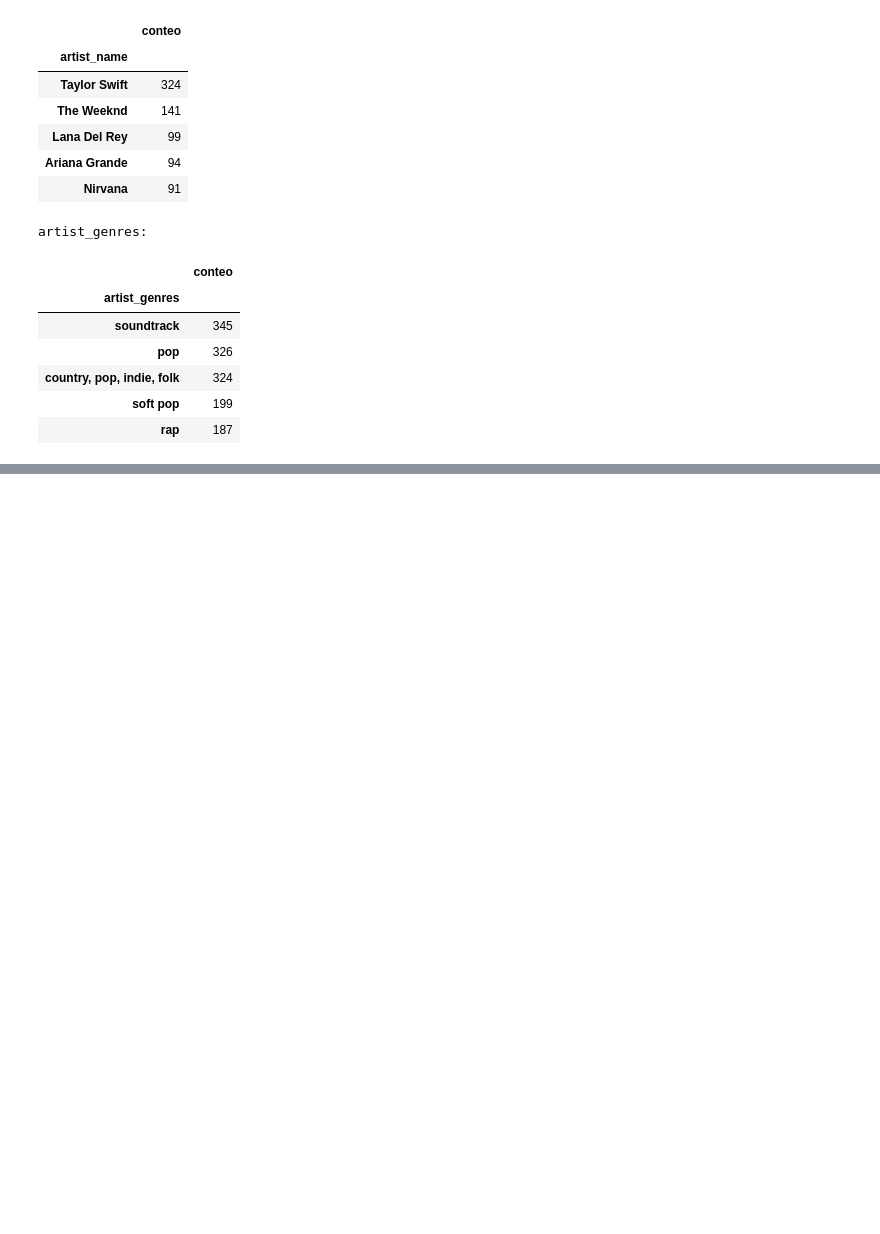
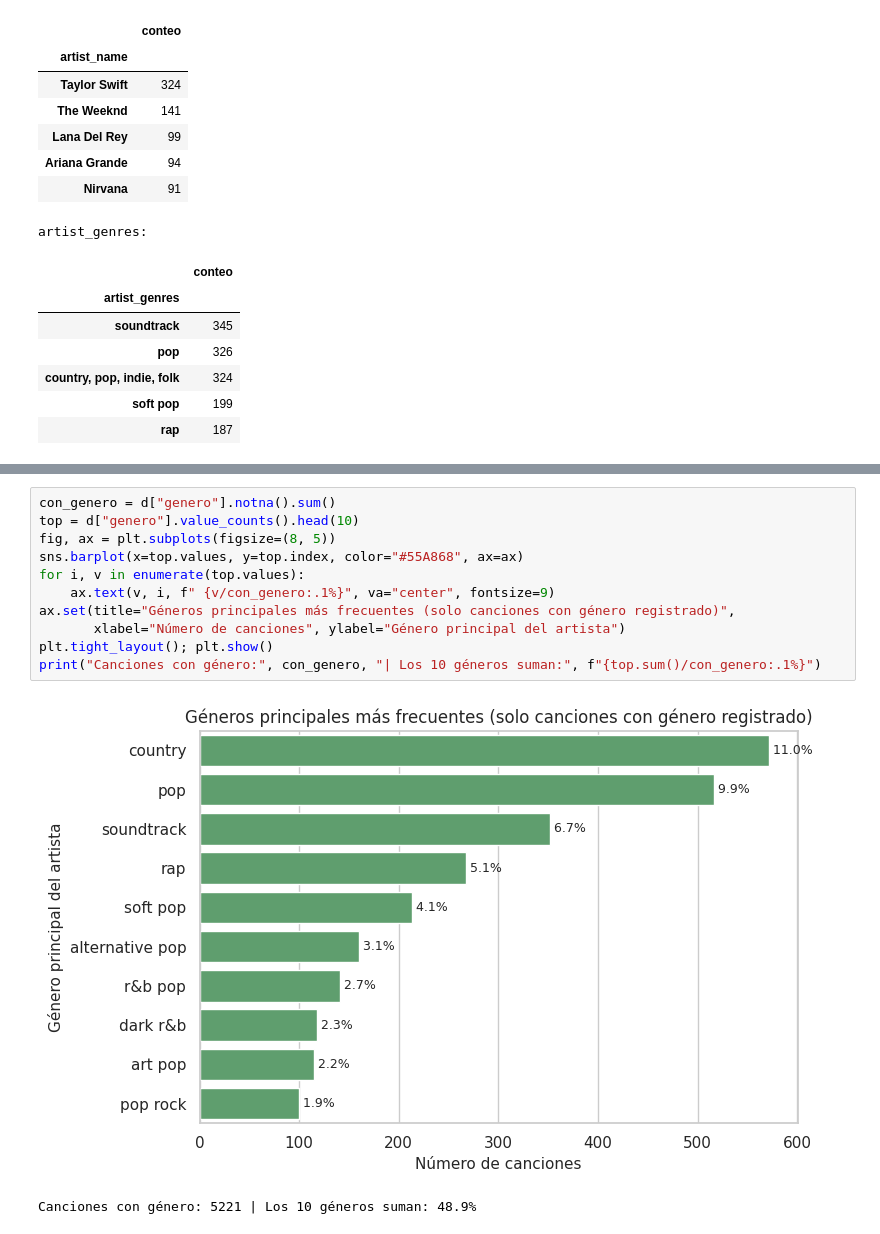
Before and after one commit to Luisfegit/Data-en-concierto, a Jupyter notebook: data_en_concierto_1_1.ipynb, the cells around one changed output, grey strips where cells are left out. Drawn from its saved outputs; the diff is of its cells as text; blank space fills up the shorter version.

```diff
--- a/data_en_concierto_1_1.ipynb
+++ b/data_en_concierto_1_1.ipynb
@@ -272,0 +286,14 @@ artist_genres:
+# %%
+con_genero = d["genero"].notna().sum()
+top = d["genero"].value_counts().head(10)
+fig, ax = plt.subplots(figsize=(8, 5))
+sns.barplot(x=top.values, y=top.index, color="#55A868", ax=ax)
+for i, v in enumerate(top.values):
+    ax.text(v, i, f" {v/con_genero:.1%}", va="center", fontsize=9)
+ax.set(title="Géneros principales más frecuentes (solo canciones con género registrado)",
+       xlabel="Número de canciones", ylabel="Género principal del artista")
+plt.tight_layout(); plt.show()
+print("Canciones con género:", con_genero, "| Los 10 géneros suman:", f"{top.sum()/con_genero:.1%}")
+# %% [output]
+[figure, added]
+Canciones con género: 5221 | Los 10 géneros suman: 48.9%
```
Also changed, not shown: parts of 16 cells of this notebook.
